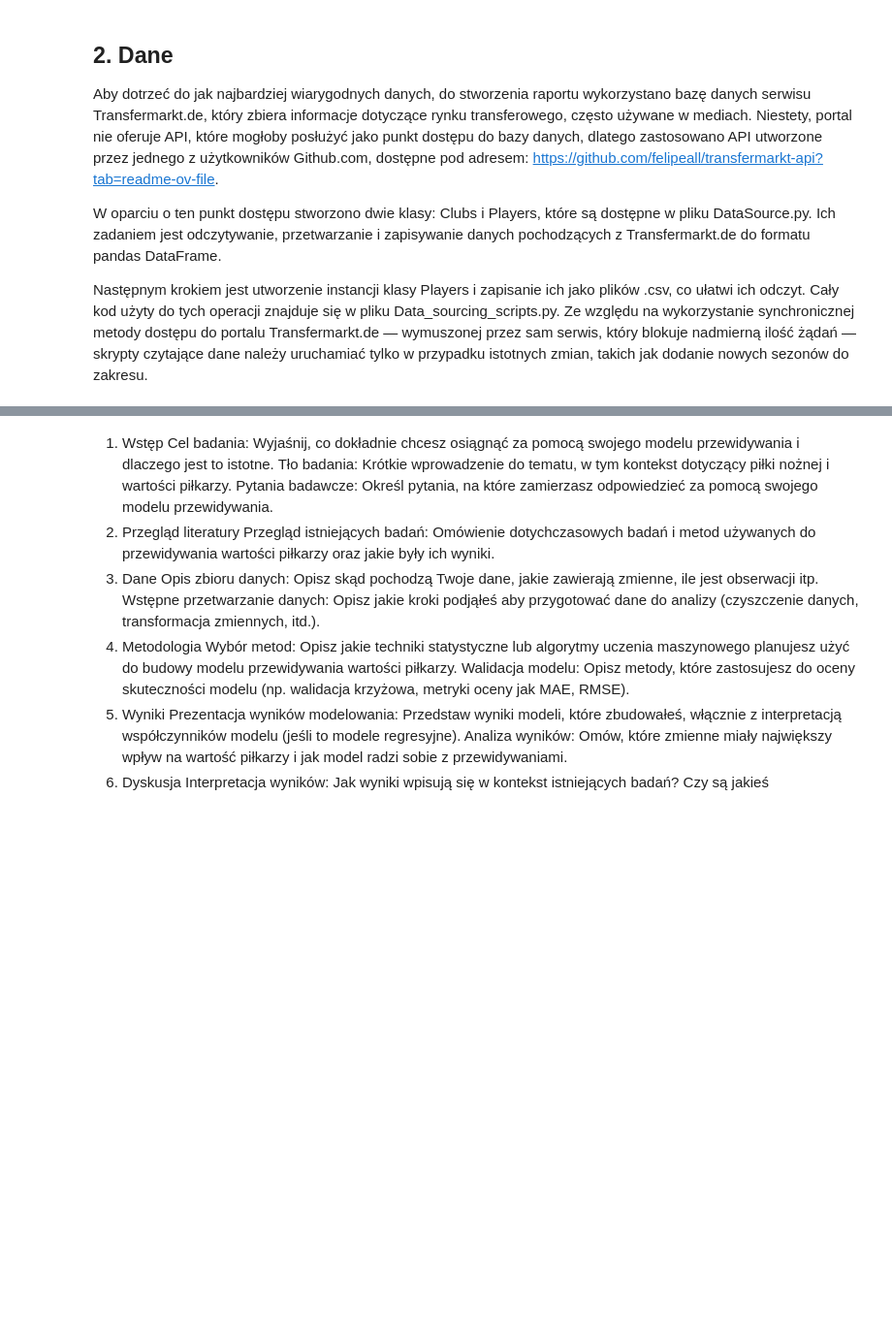
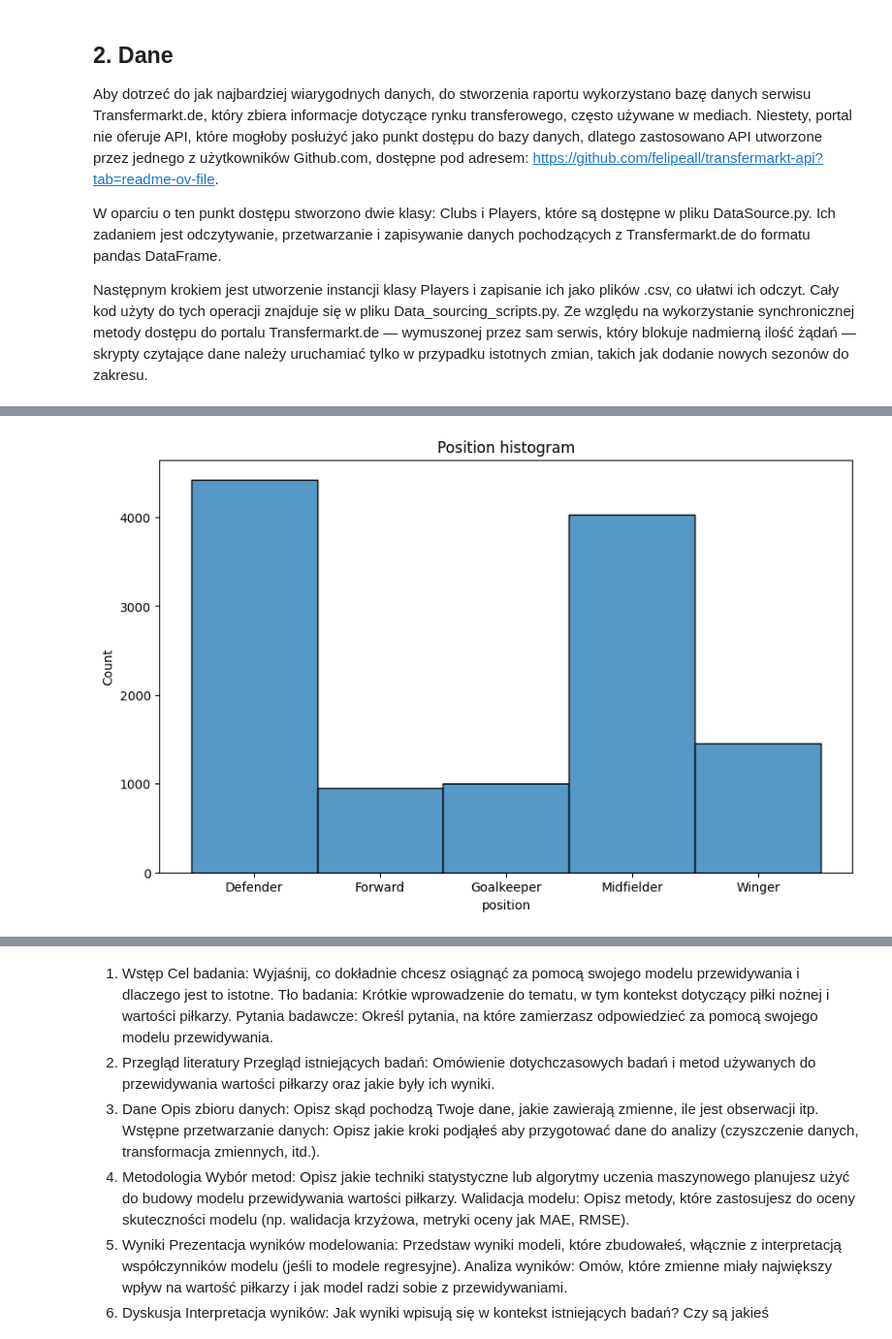
Before and after one commit to mchruszczewski/michal_chruszczewski_repo, a Jupyter notebook: Zadanie python/raport.ipynb, the cells around one changed output, grey strips where cells are left out. Shown: that part at 97% size. Cells and saved outputs as stored; diff of their text form; code cells hidden in the pictures; blank space fills up the shorter version.

```diff
--- a/Zadanie python/raport.ipynb
+++ b/Zadanie python/raport.ipynb
@@ -84,0 +116,7 @@ def adding_competitions(df, ref_data):
+# %%
+plt.figure(figsize=(10, 6))
+sns.histplot(data= df, x=df['position'])
+plt.title (f"Position histogram")
+plt.show()
+# %% [output]
+[figure, added]
```
Also changed, not shown: parts of 34 cells of this notebook, 3 other files.
